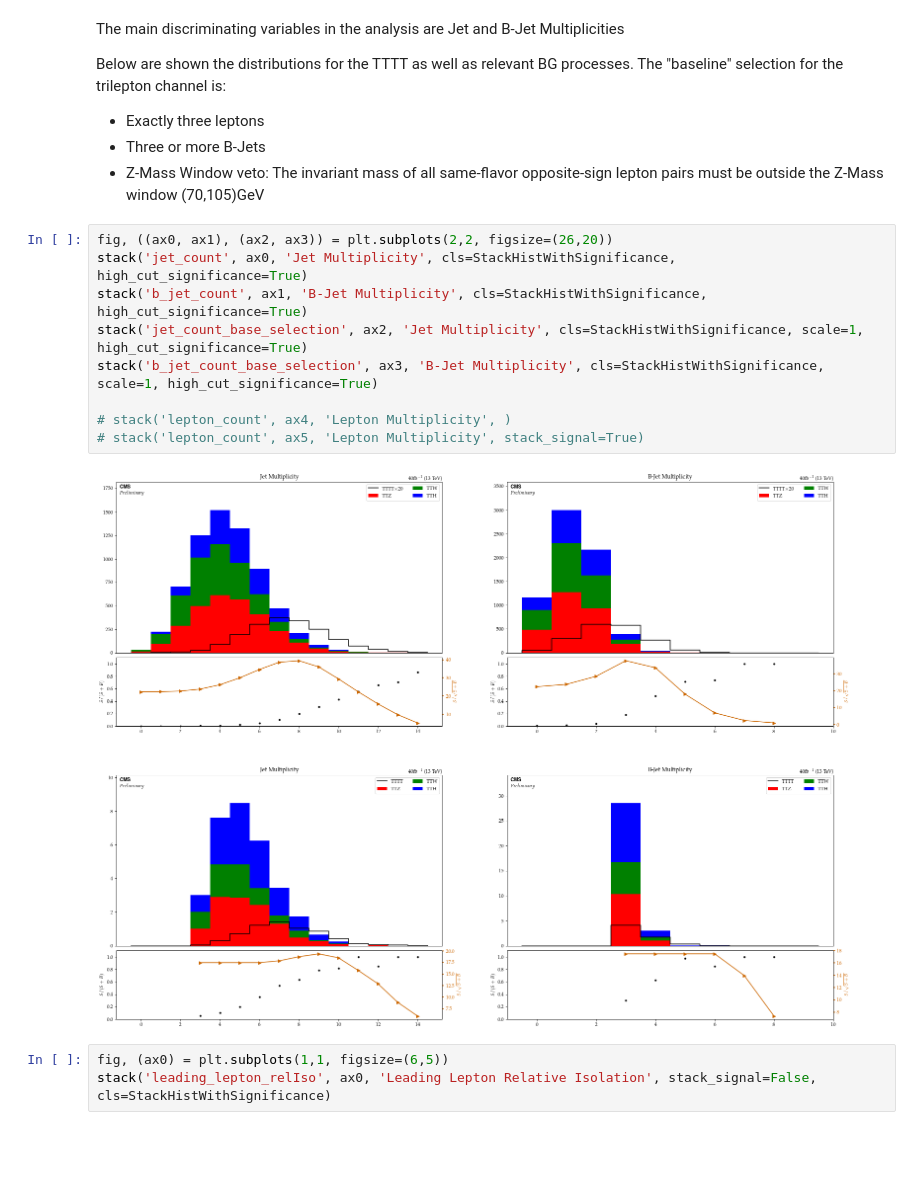
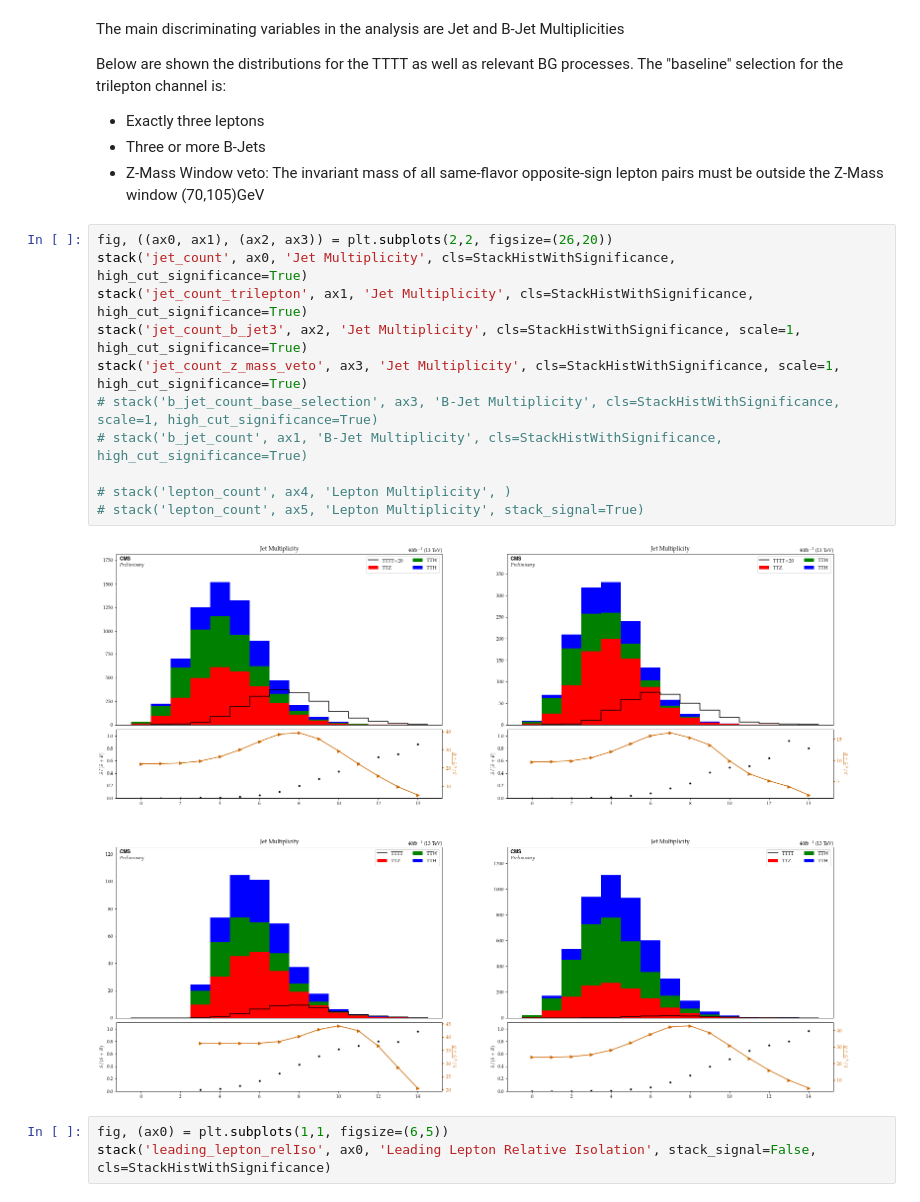
Before and after one commit to cfangmeier/TTTT, a Jupyter notebook: python/Plotter Testing.ipynb, the cells around one changed output. Cells and saved outputs as stored; diff of their text form; blank space fills up the shorter version.

```diff
--- a/python/Plotter Testing.ipynb
+++ b/python/Plotter Testing.ipynb
@@ -43,14 +47,16 @@ Below are shown the distributions for the TTTT as well as relevant BG processes.
 # %%
 fig, ((ax0, ax1), (ax2, ax3)) = plt.subplots(2,2, figsize=(26,20))
 stack('jet_count', ax0, 'Jet Multiplicity', cls=StackHistWithSignificance, high_cut_significance=True)
-stack('b_jet_count', ax1, 'B-Jet Multiplicity', cls=StackHistWithSignificance, high_cut_significance=True)
-stack('jet_count_base_selection', ax2, 'Jet Multiplicity', cls=StackHistWithSignificance, scale=1, high_cut_significance=True)
-stack('b_jet_count_base_selection', ax3, 'B-Jet Multiplicity', cls=StackHistWithSignificance, scale=1, high_cut_significance=True)
+stack('jet_count_trilepton', ax1, 'Jet Multiplicity', cls=StackHistWithSignificance, high_cut_significance=True)
+stack('jet_count_b_jet3', ax2, 'Jet Multiplicity', cls=StackHistWithSignificance, scale=1, high_cut_significance=True)
+stack('jet_count_z_mass_veto', ax3, 'Jet Multiplicity', cls=StackHistWithSignificance, scale=1, high_cut_significance=True)
+# stack('b_jet_count_base_selection', ax3, 'B-Jet Multiplicity', cls=StackHistWithSignificance, scale=1, high_cut_significance=True)
+# stack('b_jet_count', ax1, 'B-Jet Multiplicity', cls=StackHistWithSignificance, high_cut_significance=True)
 
 # stack('lepton_count', ax4, 'Lepton Multiplicity', )
 # stack('lepton_count', ax5, 'Lepton Multiplicity', stack_signal=True)
 # %% [output]
-[figure, old version]
+[figure, new version]
 # %%
 fig, (ax0) = plt.subplots(1,1, figsize=(6,5))
 stack('leading_lepton_relIso', ax0, 'Leading Lepton Relative Isolation', stack_signal=False, cls=StackHistWithSignificance)
```
Also changed, not shown: parts of 2 cells of this notebook, 49 other files.
